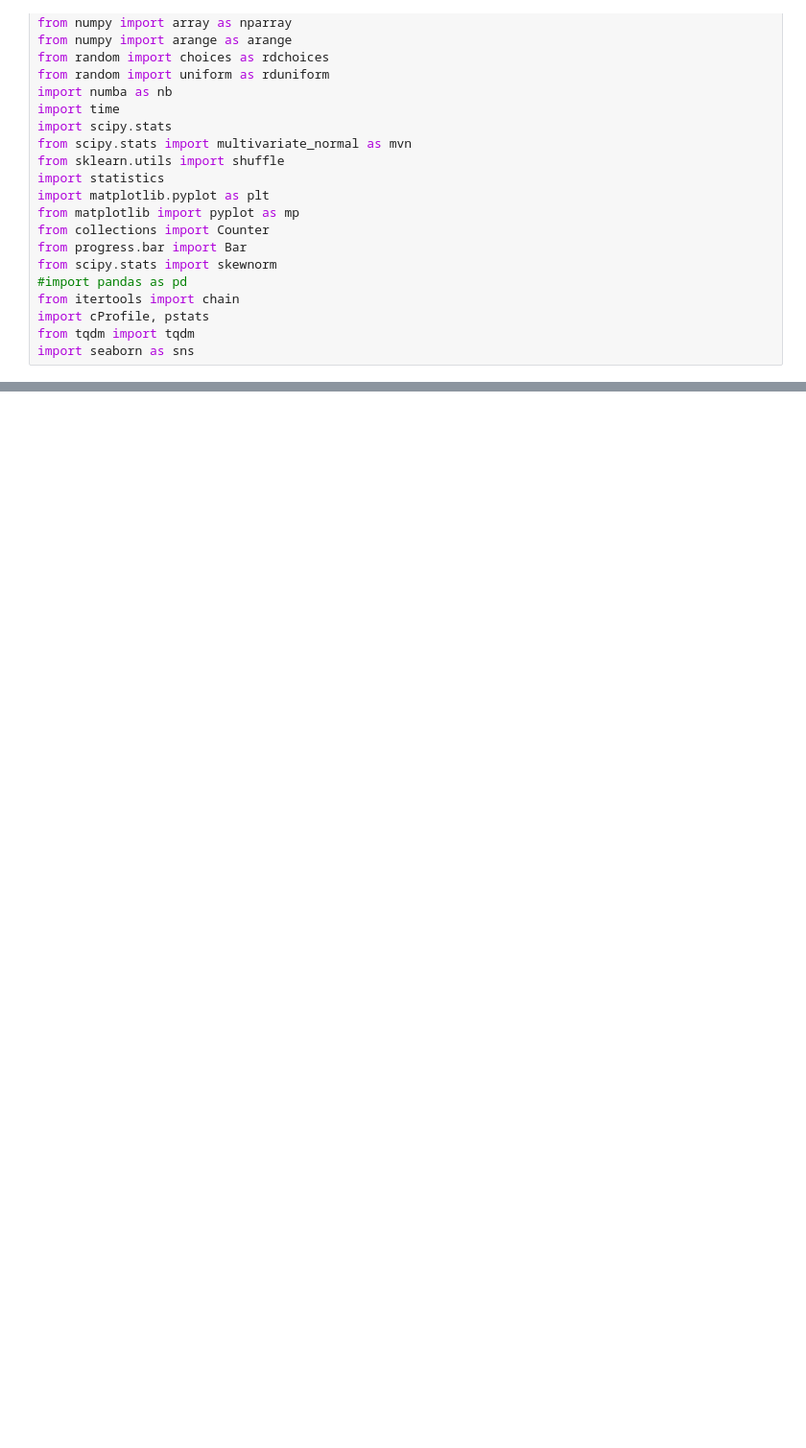
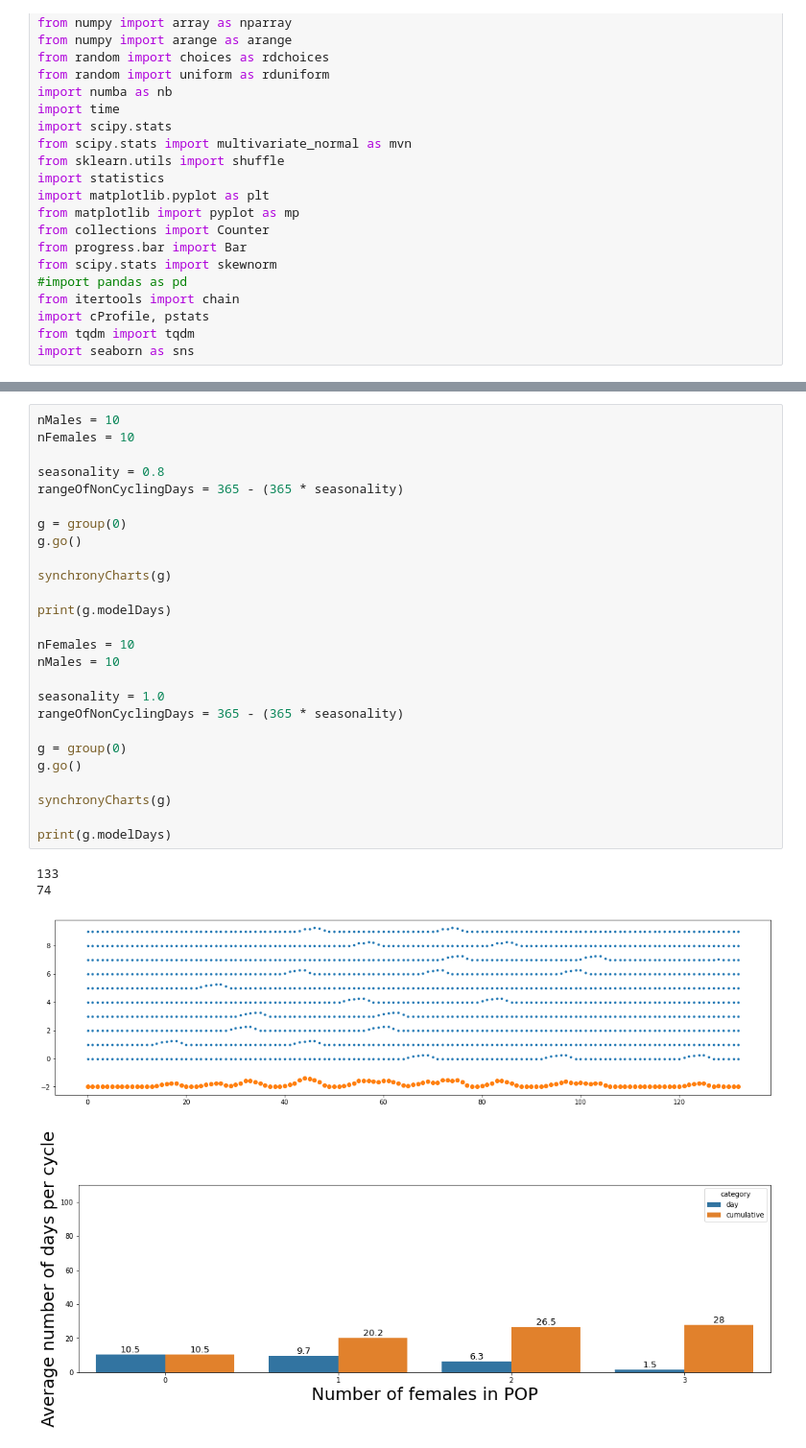
Before and after one commit to kevinrosenfield/FertilitySignalsABM, a Jupyter notebook: ReproductiveSkewSimulations.ipynb, the cells around one changed output, grey strips where cells are left out. Shown at 96% size. Cells and saved outputs as stored; diff of their text form; blank space fills up the shorter version.

```diff
--- a/ReproductiveSkewSimulations.ipynb
+++ b/ReproductiveSkewSimulations.ipynb
@@ -646,0 +695,31 @@ ylim = plt.ylim([0,110])
+# %%
+nMales = 10
+nFemales = 10
+
+seasonality = 0.8
+rangeOfNonCyclingDays = 365 - (365 * seasonality)
+
+g = group(0)
+g.go()
+
+synchronyCharts(g)
+
+print(g.modelDays)
+
+nFemales = 10
+nMales = 10
+
+seasonality = 1.0
+rangeOfNonCyclingDays = 365 - (365 * seasonality)
+
+g = group(0)
+g.go()
+
+synchronyCharts(g)
+
+print(g.modelDays)
+# %% [output]
+133
+74
+[figure, added]
+[figure, added]
```
Also changed, not shown: parts of 43 cells of this notebook.
